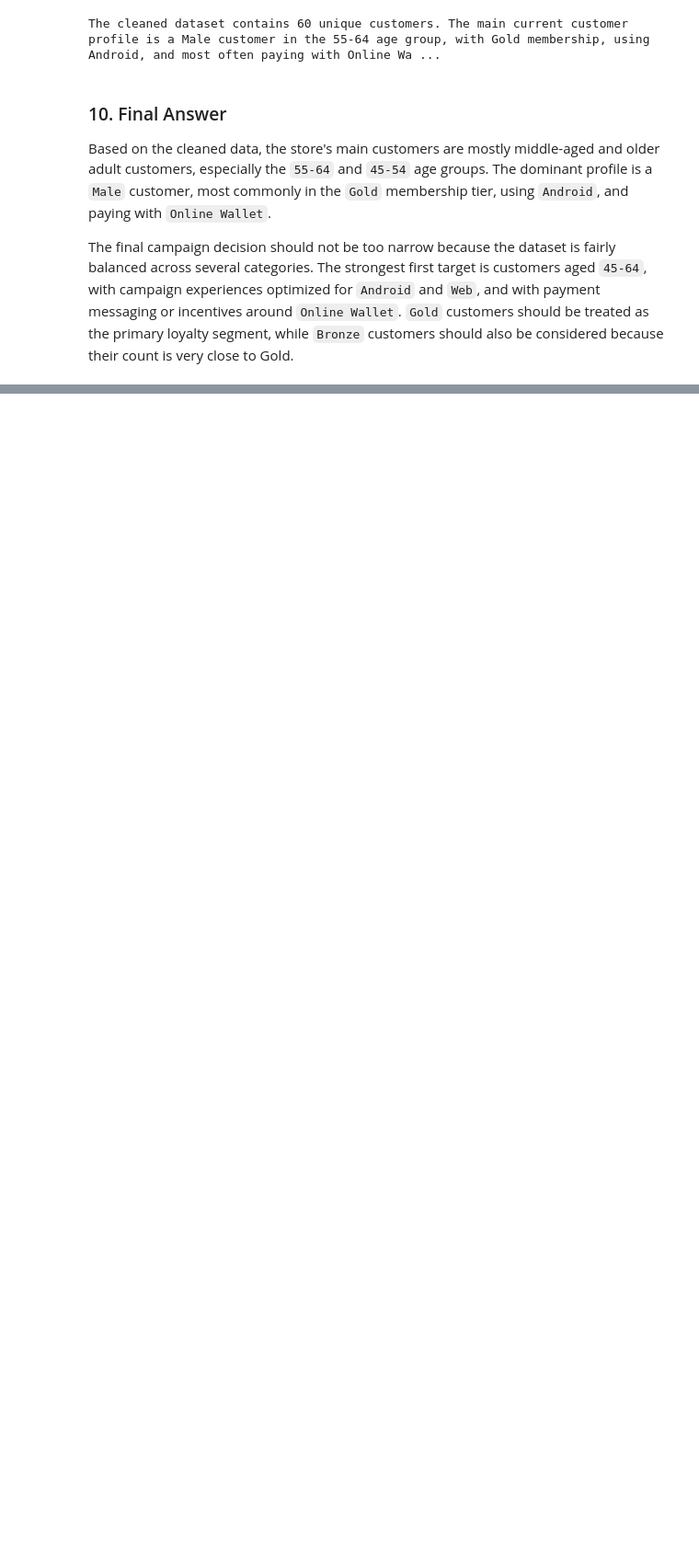
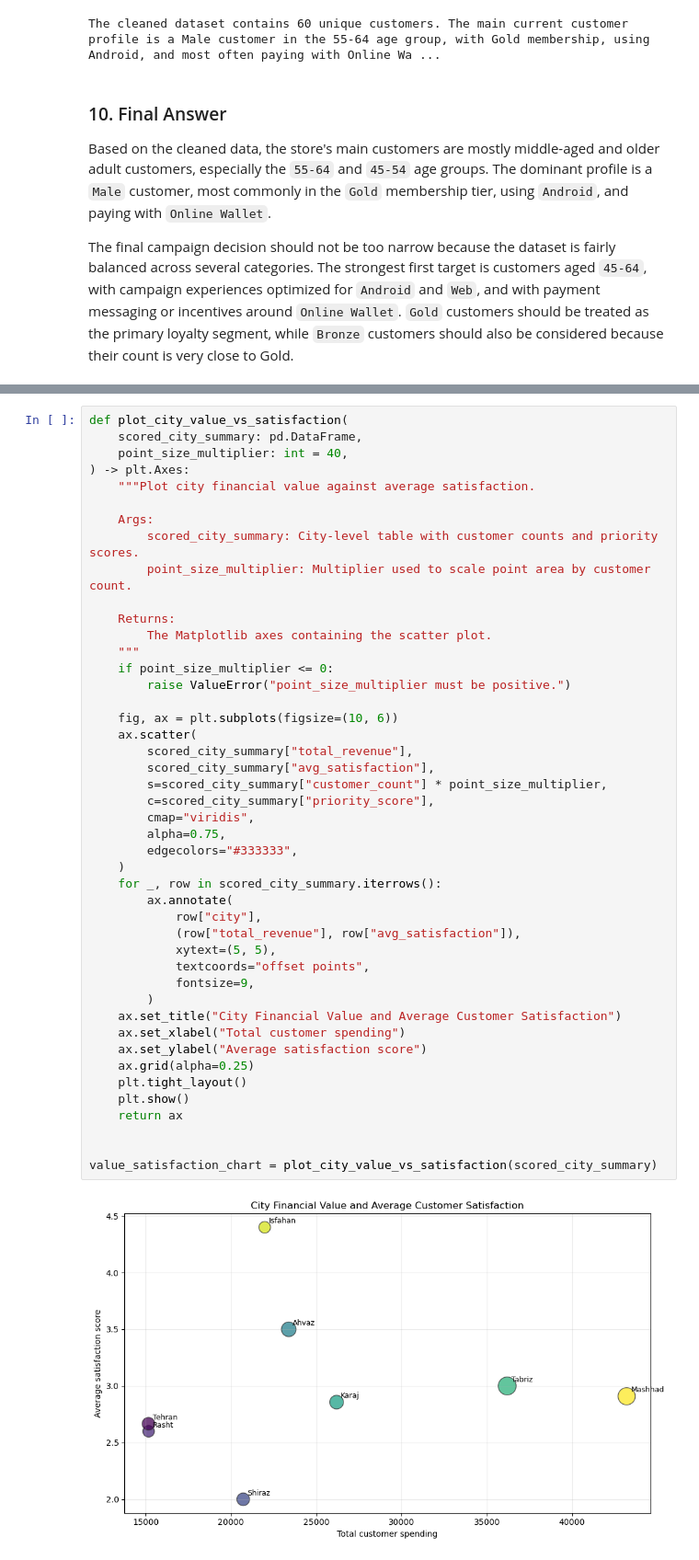
Before and after one commit to FatemehDehghan224/studybuild-customer-analysis-02, a Jupyter notebook: submissions/FatemehDehghan224/analysis_code/customer_profile_analysis.ipynb, the cells around one changed output, grey strips where cells are left out. Shown at 92% size. Drawn from its saved outputs; the diff is of its cells as text; blank space fills up the shorter version.

```diff
--- a/submissions/FatemehDehghan224/analysis_code/customer_profile_analysis.ipynb
+++ b/submissions/FatemehDehghan224/analysis_code/customer_profile_analysis.ipynb
@@ -529,0 +843,47 @@ The final campaign decision should not be too narrow because the dataset is fair
+# %%
+def plot_city_value_vs_satisfaction(
+    scored_city_summary: pd.DataFrame,
+    point_size_multiplier: int = 40,
+) -> plt.Axes:
+    """Plot city financial value against average satisfaction.
+
+    Args:
+        scored_city_summary: City-level table with customer counts and priority scores.
+        point_size_multiplier: Multiplier used to scale point area by customer count.
+
+    Returns:
+        The Matplotlib axes containing the scatter plot.
+    """
+    if point_size_multiplier <= 0:
+        raise ValueError("point_size_multiplier must be positive.")
+
+    fig, ax = plt.subplots(figsize=(10, 6))
+    ax.scatter(
+        scored_city_summary["total_revenue"],
+        scored_city_summary["avg_satisfaction"],
+        s=scored_city_summary["customer_count"] * point_size_multiplier,
+        c=scored_city_summary["priority_score"],
+        cmap="viridis",
+        alpha=0.75,
+        edgecolors="#333333",
+    )
+    for _, row in scored_city_summary.iterrows():
+        ax.annotate(
+            row["city"],
+            (row["total_revenue"], row["avg_satisfaction"]),
+            xytext=(5, 5),
+            textcoords="offset points",
+            fontsize=9,
+        )
+    ax.set_title("City Financial Value and Average Customer Satisfaction")
+    ax.set_xlabel("Total customer spending")
+    ax.set_ylabel("Average satisfaction score")
+    ax.grid(alpha=0.25)
+    plt.tight_layout()
+    plt.show()
+    return ax
+
+
+value_satisfaction_chart = plot_city_value_vs_satisfaction(scored_city_summary)
+# %% [output]
+[figure, added]
```
Also changed, not shown: parts of 64 cells of this notebook, 1 other file.
